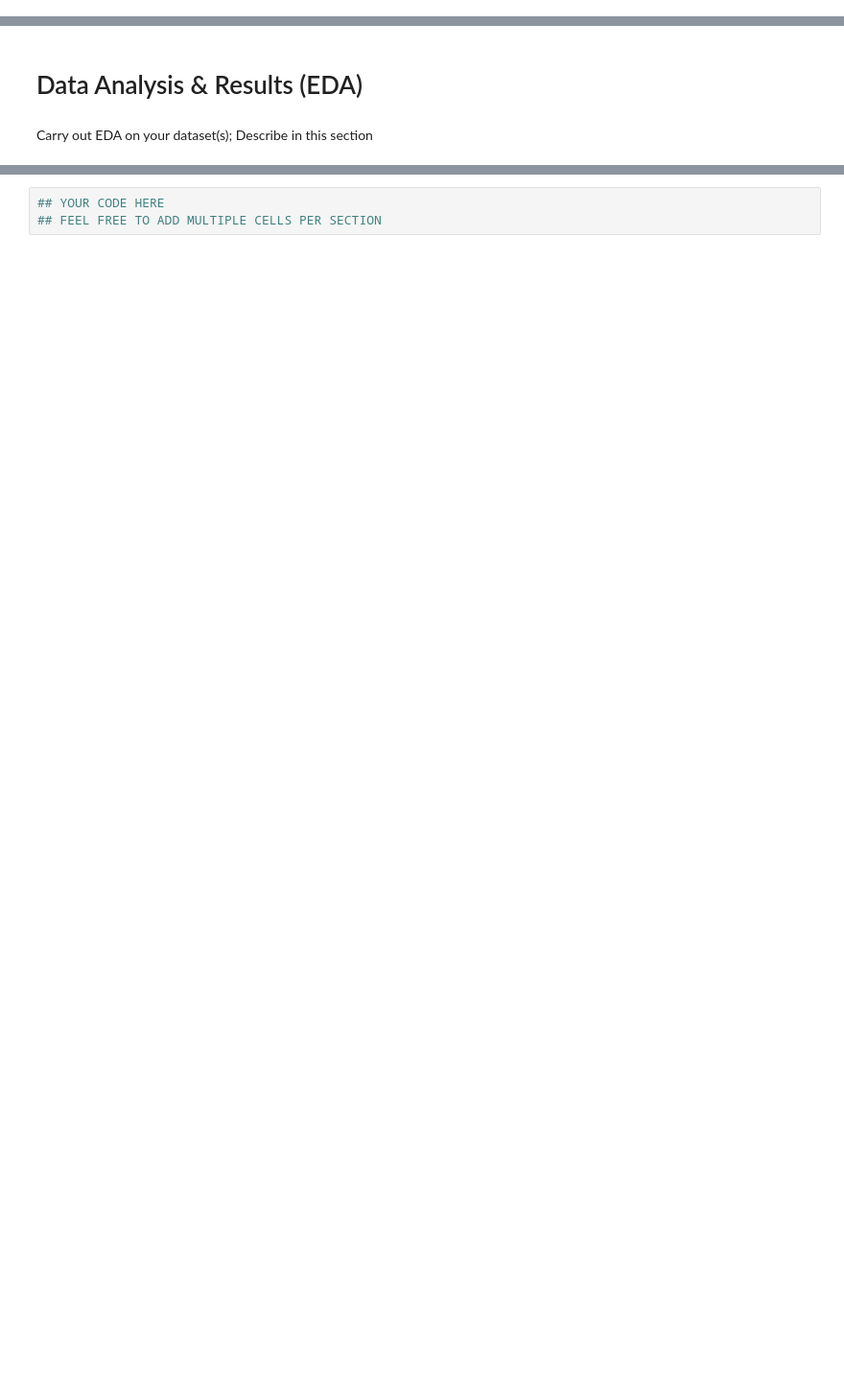
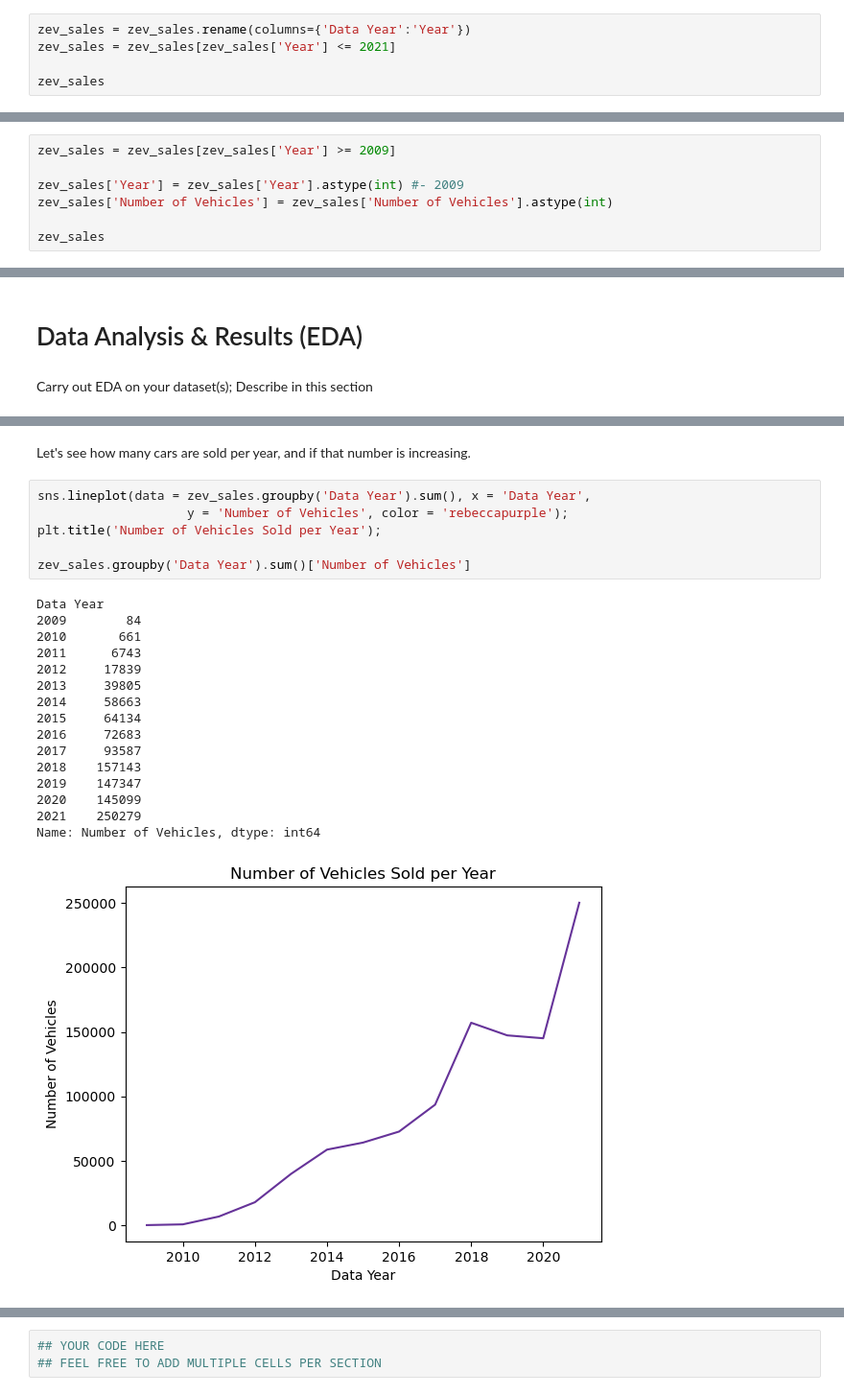
Before and after one commit to nliu880/EV-Sales-in-California, a Jupyter notebook: EDACheckpointGroup_Sp23_Weston_Nicole_Adi_Sophia_Katie.ipynb, the cells around one changed output, grey strips where cells are left out. Shown: that part at 96% size. Saved outputs shown, nothing was run; the diff lists cells and outputs as text; blank space fills up the shorter version.

```diff
--- a/EDACheckpointGroup_Sp23_Weston_Nicole_Adi_Sophia_Katie.ipynb
+++ b/EDACheckpointGroup_Sp23_Weston_Nicole_Adi_Sophia_Katie.ipynb
@@ -100,0 +121,5 @@ cal_registrations = registrations[registrations["State"] == "California"]
+# %%
+zev_sales = zev_sales.rename(columns={'Data Year':'Year'})
+zev_sales = zev_sales[zev_sales['Year'] <= 2021]
+
+zev_sales
@@ -100,0 +144,7 @@ cal_registrations = registrations[registrations["State"] == "California"]
+# %%
+zev_sales = zev_sales[zev_sales['Year'] >= 2009]
+
+zev_sales['Year'] = zev_sales['Year'].astype(int) #- 2009
+zev_sales['Number of Vehicles'] = zev_sales['Number of Vehicles'].astype(int)
+
+zev_sales
@@ -104,0 +386,25 @@ Carry out EDA on your dataset(s); Describe in this section
+# %% [markdown]
+Let's see how many cars are sold per year, and if that number is increasing.
+# %%
+sns.lineplot(data = zev_sales.groupby('Data Year').sum(), x = 'Data Year',
+                    y = 'Number of Vehicles', color = 'rebeccapurple');
+plt.title('Number of Vehicles Sold per Year');
+
+zev_sales.groupby('Data Year').sum()['Number of Vehicles']
+# %% [output]
+Data Year
+2009        84
+2010       661
+2011      6743
+2012     17839
+2013     39805
+2014     58663
+2015     64134
+2016     72683
+2017     93587
+2018    157143
+2019    147347
+2020    145099
+2021    250279
+Name: Number of Vehicles, dtype: int64
+[figure, added]
```
Also changed, not shown: parts of 58 cells of this notebook.
